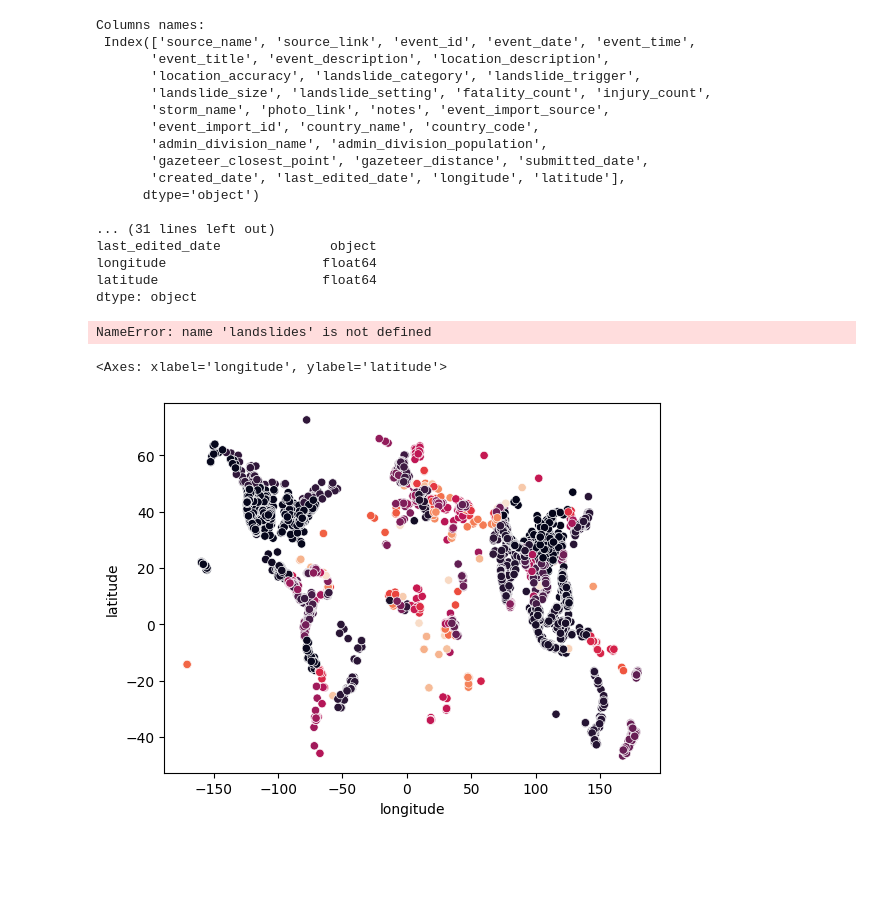
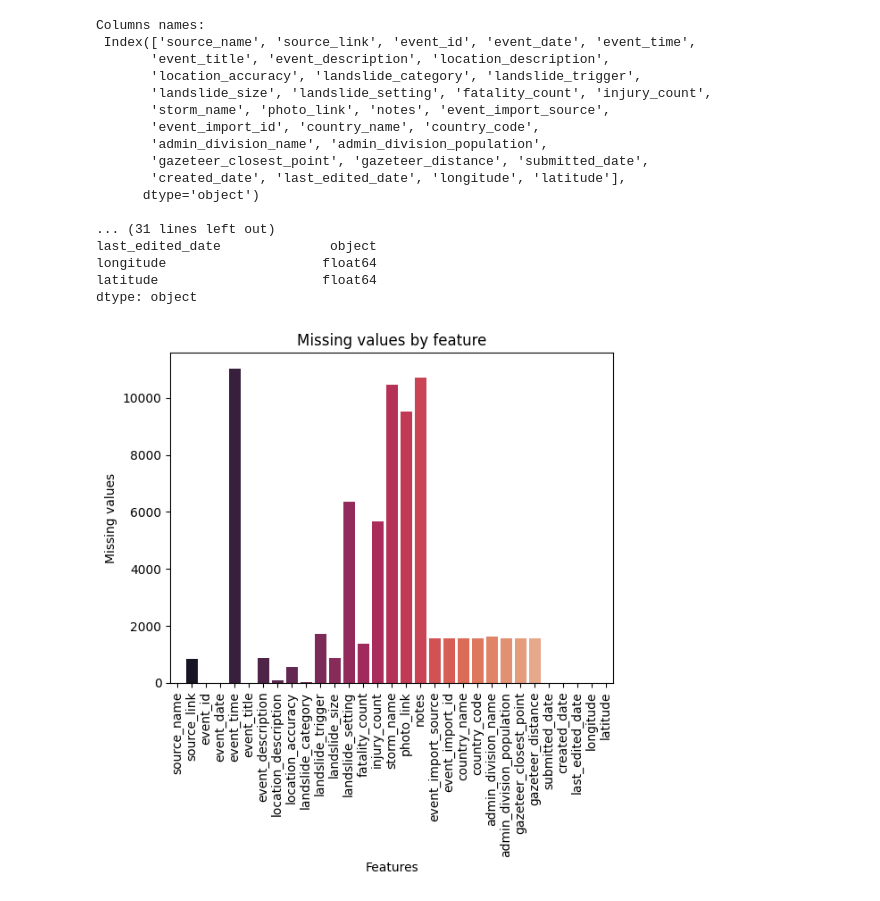
Before and after one commit to Mcrash01/Python-data-analysis, a Jupyter notebook: exploration.ipynb, the cells around one changed output. Drawn from its saved outputs; the diff is of its cells as text; code cells hidden in the pictures; blank space fills up the shorter version.

```diff
--- a/exploration.ipynb
+++ b/exploration.ipynb
@@ -57,19 +75,12 @@ latitude                     float64
 dtype: object
 # %%
 # missing values
-missing_values = landslides.isnull().sum() + landslides.applymap(lambda x: x.strip() == '').sum()
+missing_values = landslides.isnull().sum() + landslides.applymap(lambda x: (str)(x).strip() == 'unknown').sum()
 sns.barplot(x=missing_values.index, y=missing_values, palette="rocket") #order=missing_values.sort_values(ascending=False).index
 plt.xticks(rotation=90)
 plt.xlabel('Features')
 plt.ylabel('Missing values')
 plt.title('Missing values by feature')
 plt.show()
 # %% [output]
-NameError: name 'landslides' is not defined
+[figure, added]
-# %%
-# plot of world map representing admin_division_population by country
-
-sns.scatterplot(x='longitude', y='latitude', data=landslides, hue='country_name',palette='rocket', legend=False)
-# %% [output]
-<Axes: xlabel='longitude', ylabel='latitude'>
-[figure, removed]
```
Also changed, not shown: parts of 3 cells of this notebook.
